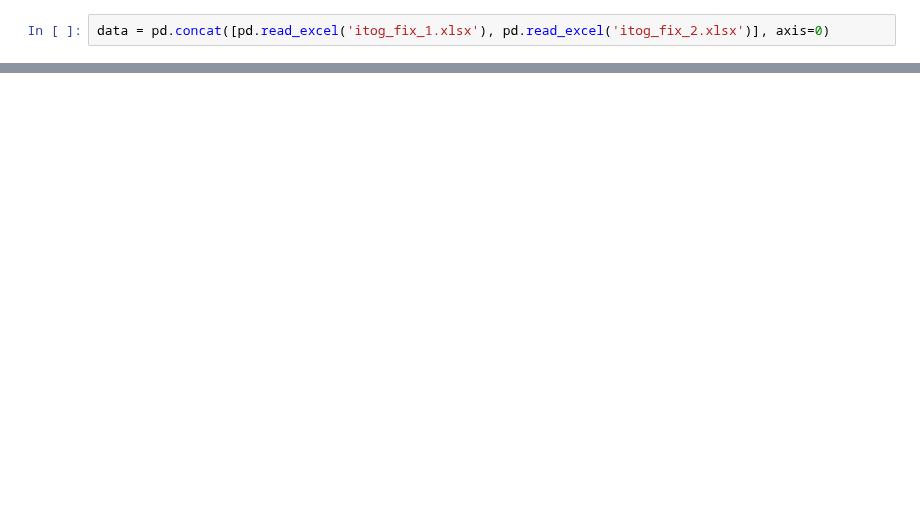
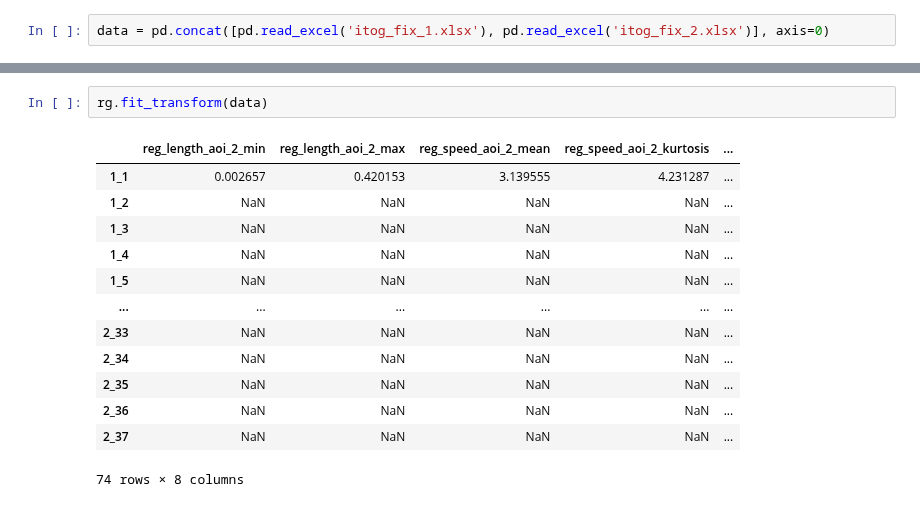
Before and after one commit to hse-scila/EyeFeatures, a Jupyter notebook: eyetracking/features/test_new.ipynb, the cells around one changed output, grey strips where cells are left out. Saved outputs shown, nothing was run; the diff lists cells and outputs as text; blank space fills up the shorter version.

```diff
--- a/eyetracking/features/test_new.ipynb
+++ b/eyetracking/features/test_new.ipynb
@@ -54,0 +121,16 @@ sf.fit_transform(data)
+# %%
+rg.fit_transform(data)
+# %% [output]
+|  | reg_length_aoi_2_min | reg_length_aoi_2_max | reg_speed_aoi_2_mean | reg_speed_aoi_2_kurtosis | ... |
+| 1_1 | 0.002657 | 0.420153 | 3.139555 | 4.231287 | ... |
+| 1_2 | NaN | NaN | NaN | NaN | ... |
+| 1_3 | NaN | NaN | NaN | NaN | ... |
+| 1_4 | NaN | NaN | NaN | NaN | ... |
+| 1_5 | NaN | NaN | NaN | NaN | ... |
+| ... | ... | ... | ... | ... | ... |
+| 2_33 | NaN | NaN | NaN | NaN | ... |
+| 2_34 | NaN | NaN | NaN | NaN | ... |
+| 2_35 | NaN | NaN | NaN | NaN | ... |
+| 2_36 | NaN | NaN | NaN | NaN | ... |
+| 2_37 | NaN | NaN | NaN | NaN | ... |
+74 rows × 8 columns
```
Also changed, not shown: parts of 8 cells of this notebook, 2 other files.
